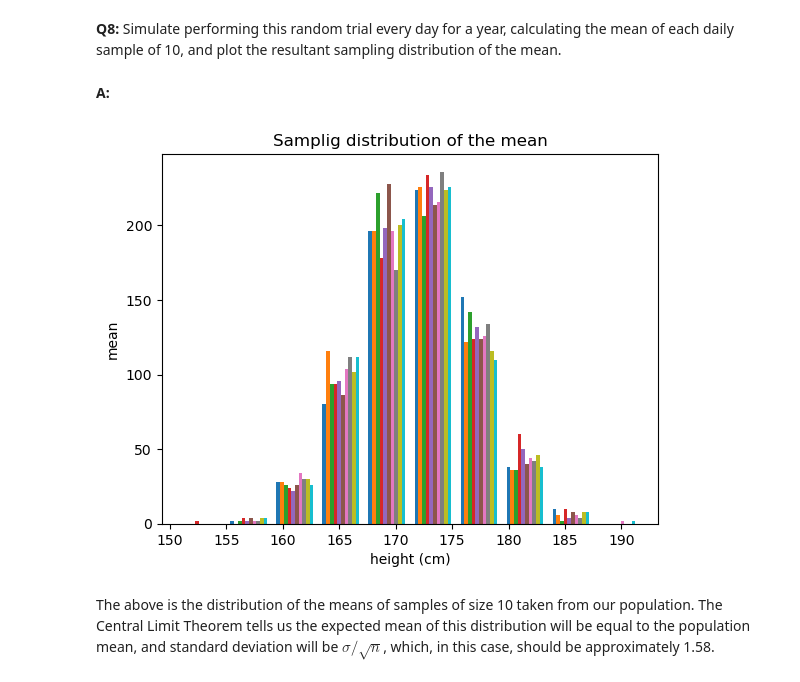
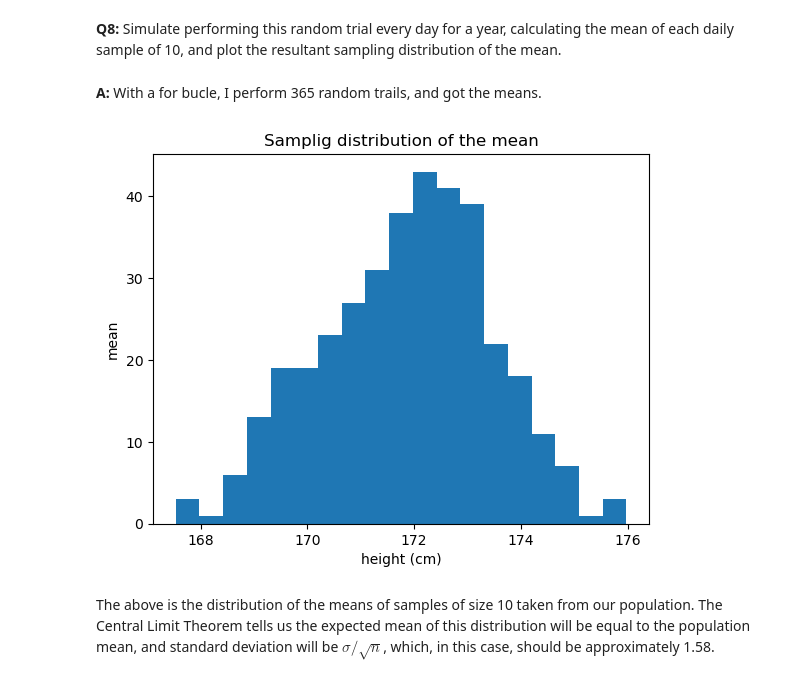
Before and after one commit to DiegoMZD/SpringboardFiles, a Jupyter notebook: Frequentist Case Study/Frequentist Inference Case Study - Part A (3).ipynb, the cells around one changed output. Saved outputs shown, nothing was run; the diff lists cells and outputs as text; code cells hidden in the pictures.

```diff
--- a/Frequentist Case Study/Frequentist Inference Case Study - Part A (3).ipynb
+++ b/Frequentist Case Study/Frequentist Inference Case Study - Part A (3).ipynb
@@ -230,8 +230,8 @@ np.mean(daily_sample2)
 173.7317666636263
 # %% [markdown]
 __Q8:__ Simulate performing this random trial every day for a year, calculating the mean of each daily sample of 10, and plot the resultant sampling distribution of the mean.
-# %% [markdown]
-__A:__
+# %% [markdown]
+__A:__ With a for bucle, I perform 365 random trails, and got the means.
 # %%
 means = []
 # %%
@@ -239,15 +239,15 @@ seed(47)
 # take your samples here
 for i in range(365):
     dayly_s = townsfolk_sampler(10)
-    means.append(dayly_s)
+    means.append(np.mean(dayly_s))
 # %%
 means_array = np.array(means)
-_ = plt.hist(means_array)
+_ = plt.hist(means_array, bins = int(np.sqrt(len(means_array))))
 _ = plt.xlabel('height (cm)')
 _ = plt.ylabel('mean')
 _ = plt.title('Samplig distribution of the mean')
 # %% [output]
-[figure, old version]
+[figure, new version]
 # %% [markdown]
 The above is the distribution of the means of samples of size 10 taken from our population. The Central Limit Theorem tells us the expected mean of this distribution will be equal to the population mean, and standard deviation will be $\sigma / \sqrt n$, which, in this case, should be approximately 1.58.
 # %% [markdown]
```
Also changed, not shown: parts of 9 cells of this notebook, 1 other file.
